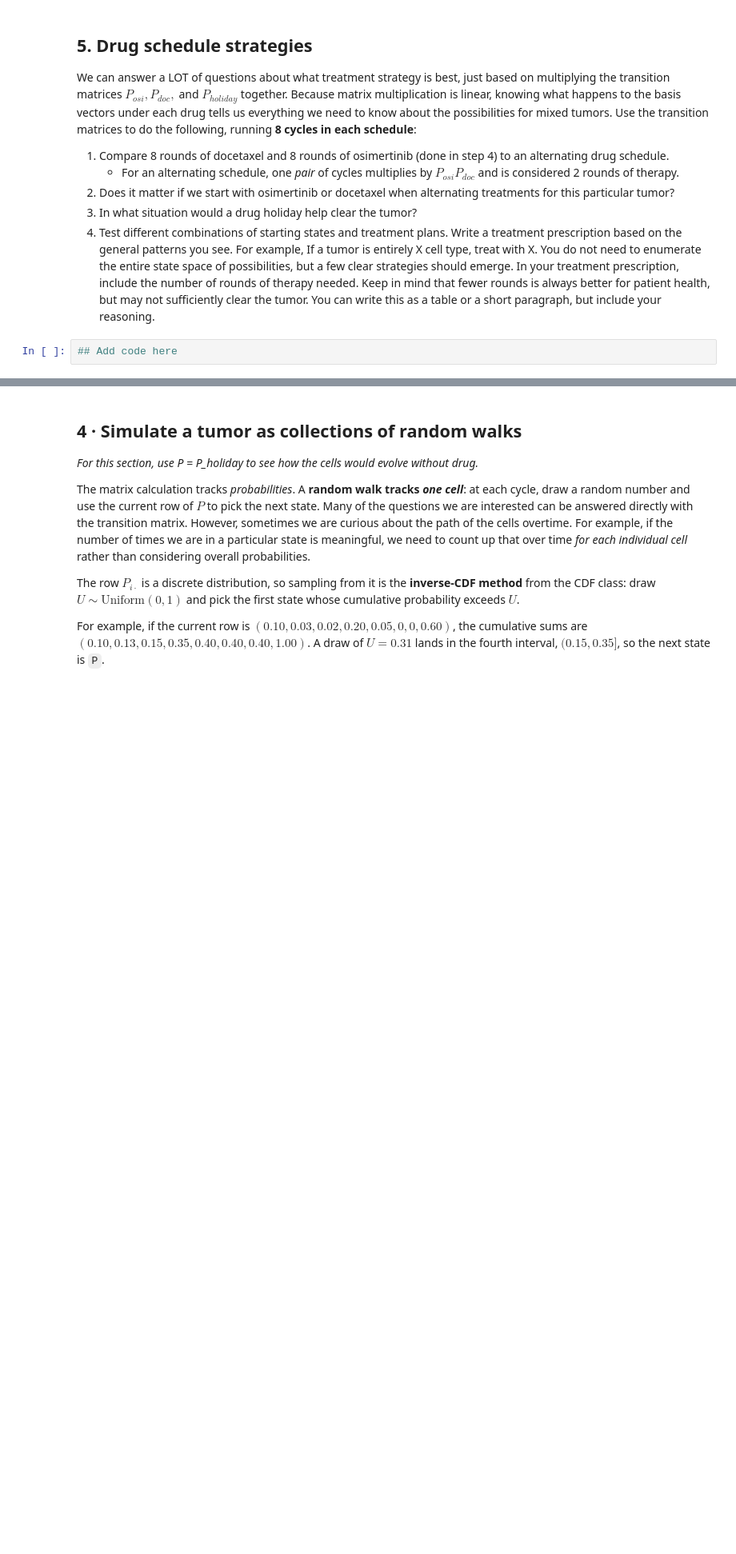
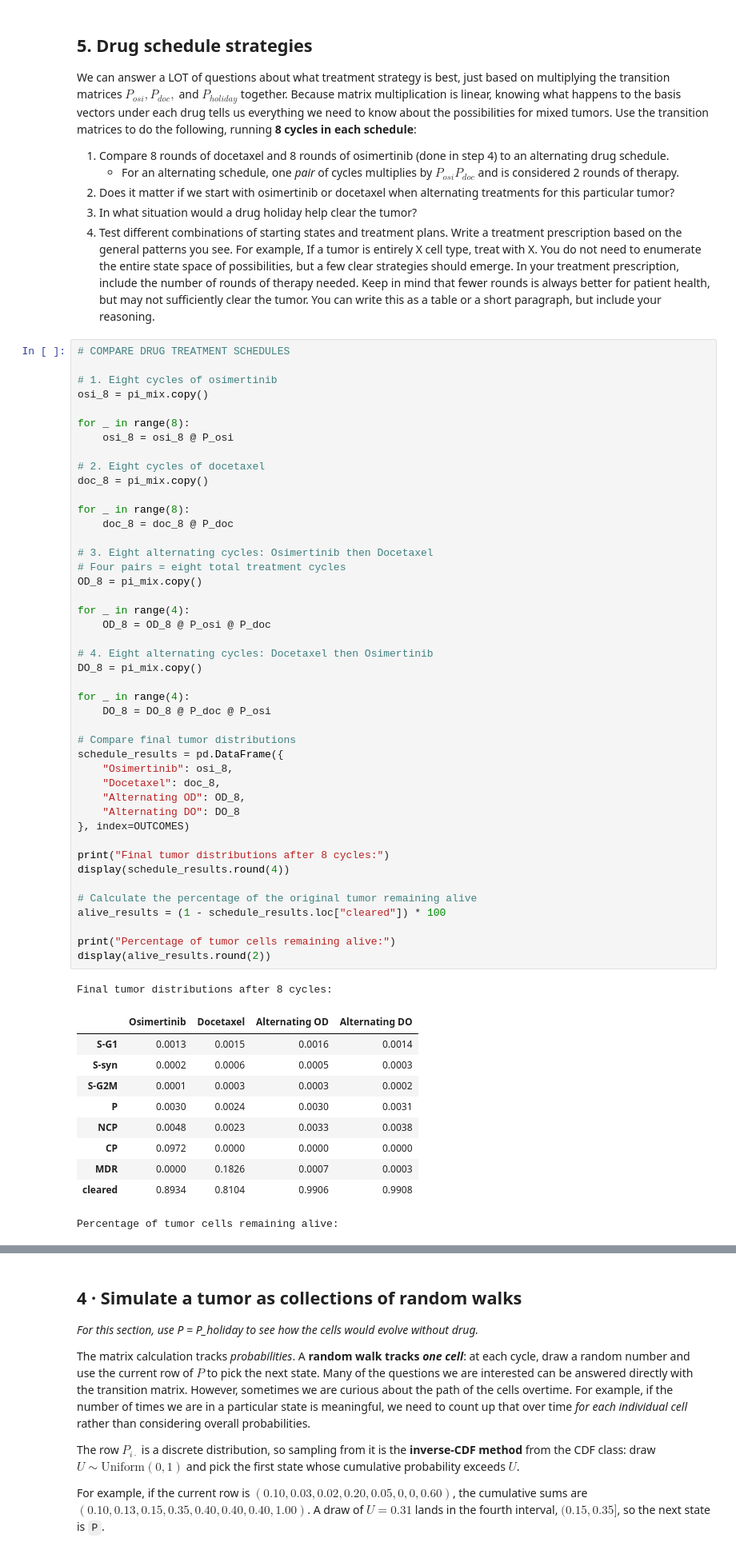
Before and after one commit to nazifar4/uu_markov, a Jupyter notebook: lab_2/Lab09_markov_chain_cells.ipynb, the cells around one changed output, grey strips where cells are left out. Shown at 80% size. Saved outputs shown, nothing was run; the diff lists cells and outputs as text; blank space fills up the shorter version.

```diff
--- a/lab_2/Lab09_markov_chain_cells.ipynb
+++ b/lab_2/Lab09_markov_chain_cells.ipynb
@@ -323,4 +443,58 @@ We can answer a LOT of questions about what treatment strategy is best, just bas
 3.  In what situation would a drug holiday help clear the tumor?
 4. Test different combinations of starting states and treatment plans. Write a treatment prescription based on the general patterns you see. For example, If a tumor is entirely X cell type, treat with X. You do not need to enumerate the entire state space of possibilities, but a few clear strategies should emerge. In your treatment prescription, include the number of rounds of therapy needed. Keep in mind that fewer rounds is always better for patient health, but may not sufficiently clear the tumor. You can write this as a table or a short paragraph, but include your reasoning.
 # %%
-## Add code here
+# COMPARE DRUG TREATMENT SCHEDULES
+
+# 1. Eight cycles of osimertinib
+osi_8 = pi_mix.copy()
+
+for _ in range(8):
+    osi_8 = osi_8 @ P_osi
+
+# 2. Eight cycles of docetaxel
+doc_8 = pi_mix.copy()
+
+for _ in range(8):
+    doc_8 = doc_8 @ P_doc
+
+# 3. Eight alternating cycles: Osimertinib then Docetaxel
+# Four pairs = eight total treatment cycles
+OD_8 = pi_mix.copy()
+
+for _ in range(4):
+    OD_8 = OD_8 @ P_osi @ P_doc
+
+# 4. Eight alternating cycles: Docetaxel then Osimertinib
+DO_8 = pi_mix.copy()
+
+for _ in range(4):
+    DO_8 = DO_8 @ P_doc @ P_osi
+
+# Compare final tumor distributions
+schedule_results = pd.DataFrame({
+    "Osimertinib": osi_8,
+    "Docetaxel": doc_8,
+    "Alternating OD": OD_8,
+    "Alternating DO": DO_8
+}, index=OUTCOMES)
+
+print("Final tumor distributions after 8 cycles:")
+display(schedule_results.round(4))
+
+# Calculate the percentage of the original tumor remaining alive
+alive_results = (1 - schedule_results.loc["cleared"]) * 100
+
+print("Percentage of tumor cells remaining alive:")
+display(alive_results.round(2))
+# %% [output]
+Final tumor distributions after 8 cycles:
+|  | Osimertinib | Docetaxel | Alternating OD | Alternating DO |
+| S-G1 | 0.0013 | 0.0015 | 0.0016 | 0.0014 |
+| S-syn | 0.0002 | 0.0006 | 0.0005 | 0.0003 |
+| S-G2M | 0.0001 | 0.0003 | 0.0003 | 0.0002 |
+| P | 0.0030 | 0.0024 | 0.0030 | 0.0031 |
+| NCP | 0.0048 | 0.0023 | 0.0033 | 0.0038 |
+| CP | 0.0972 | 0.0000 | 0.0000 | 0.0000 |
+| MDR | 0.0000 | 0.1826 | 0.0007 | 0.0003 |
+| cleared | 0.8934 | 0.8104 | 0.9906 | 0.9908 |
+Percentage of tumor cells remaining alive:
```
Also changed, not shown: parts of 16 cells of this notebook.
